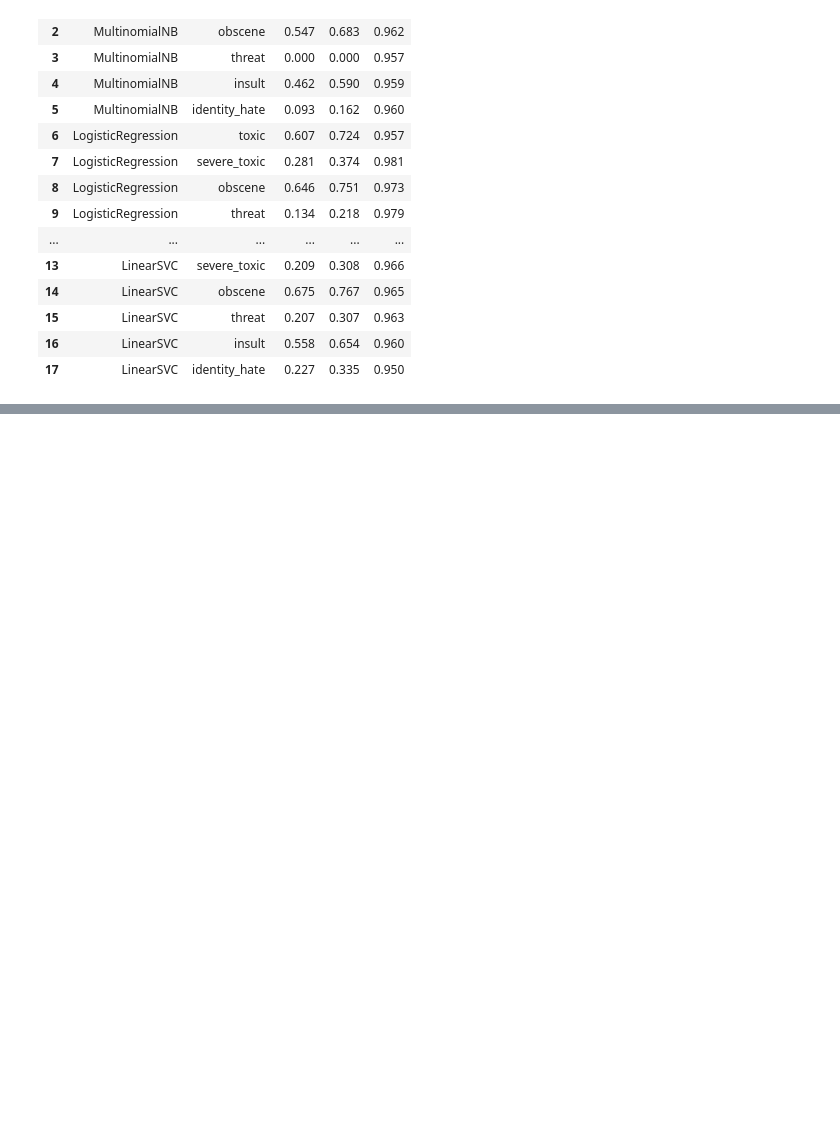
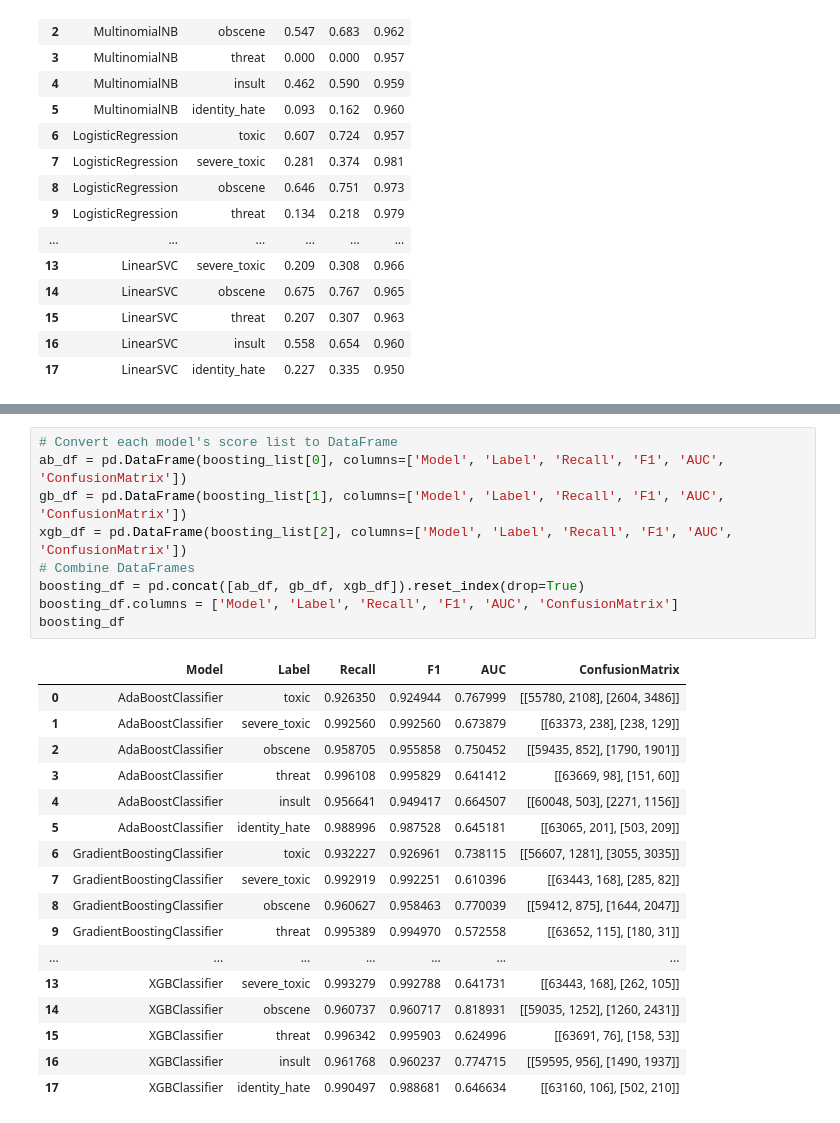
Before and after one commit to xwang-gbjd/CS584_Project_ToxicComment, a Jupyter notebook: toxic_comment.ipynb, the cells around one changed output, grey strips where cells are left out. Saved outputs shown, nothing was run; the diff lists cells and outputs as text; blank space fills up the shorter version.

```diff
--- a/toxic_comment.ipynb
+++ b/toxic_comment.ipynb
@@ -607,0 +623,27 @@ for token in labels:
+# %%
+# Convert each model's score list to DataFrame
+ab_df = pd.DataFrame(boosting_list[0], columns=['Model', 'Label', 'Recall', 'F1', 'AUC', 'ConfusionMatrix'])
+gb_df = pd.DataFrame(boosting_list[1], columns=['Model', 'Label', 'Recall', 'F1', 'AUC', 'ConfusionMatrix'])
+xgb_df = pd.DataFrame(boosting_list[2], columns=['Model', 'Label', 'Recall', 'F1', 'AUC', 'ConfusionMatrix'])
+# Combine DataFrames
+boosting_df = pd.concat([ab_df, gb_df, xgb_df]).reset_index(drop=True)
+boosting_df.columns = ['Model', 'Label', 'Recall', 'F1', 'AUC', 'ConfusionMatrix']
+boosting_df
+# %% [output]
+|  | Model | Label | Recall | F1 | AUC | ConfusionMatrix |
+| 0 | AdaBoostClassifier | toxic | 0.926350 | 0.924944 | 0.767999 | [[55780, 2108], [2604, 3486]] |
+| 1 | AdaBoostClassifier | severe_toxic | 0.992560 | 0.992560 | 0.673879 | [[63373, 238], [238, 129]] |
+| 2 | AdaBoostClassifier | obscene | 0.958705 | 0.955858 | 0.750452 | [[59435, 852], [1790, 1901]] |
+| 3 | AdaBoostClassifier | threat | 0.996108 | 0.995829 | 0.641412 | [[63669, 98], [151, 60]] |
+| 4 | AdaBoostClassifier | insult | 0.956641 | 0.949417 | 0.664507 | [[60048, 503], [2271, 1156]] |
+| 5 | AdaBoostClassifier | identity_hate | 0.988996 | 0.987528 | 0.645181 | [[63065, 201], [503, 209]] |
+| 6 | GradientBoostingClassifier | toxic | 0.932227 | 0.926961 | 0.738115 | [[56607, 1281], [3055, 3035]] |
+| 7 | GradientBoostingClassifier | severe_toxic | 0.992919 | 0.992251 | 0.610396 | [[63443, 168], [285, 82]] |
+| 8 | GradientBoostingClassifier | obscene | 0.960627 | 0.958463 | 0.770039 | [[59412, 875], [1644, 2047]] |
+| 9 | GradientBoostingClassifier | threat | 0.995389 | 0.994970 | 0.572558 | [[63652, 115], [180, 31]] |
+| ... | ... | ... | ... | ... | ... | ... |
+| 13 | XGBClassifier | severe_toxic | 0.993279 | 0.992788 | 0.641731 | [[63443, 168], [262, 105]] |
+| 14 | XGBClassifier | obscene | 0.960737 | 0.960717 | 0.818931 | [[59035, 1252], [1260, 2431]] |
+| 15 | XGBClassifier | threat | 0.996342 | 0.995903 | 0.624996 | [[63691, 76], [158, 53]] |
+| 16 | XGBClassifier | insult | 0.961768 | 0.960237 | 0.774715 | [[59595, 956], [1490, 1937]] |
+| 17 | XGBClassifier | identity_hate | 0.990497 | 0.988681 | 0.646634 | [[63160, 106], [502, 210]] |
```
Also changed, not shown: parts of 31 cells of this notebook, 1 other file.
